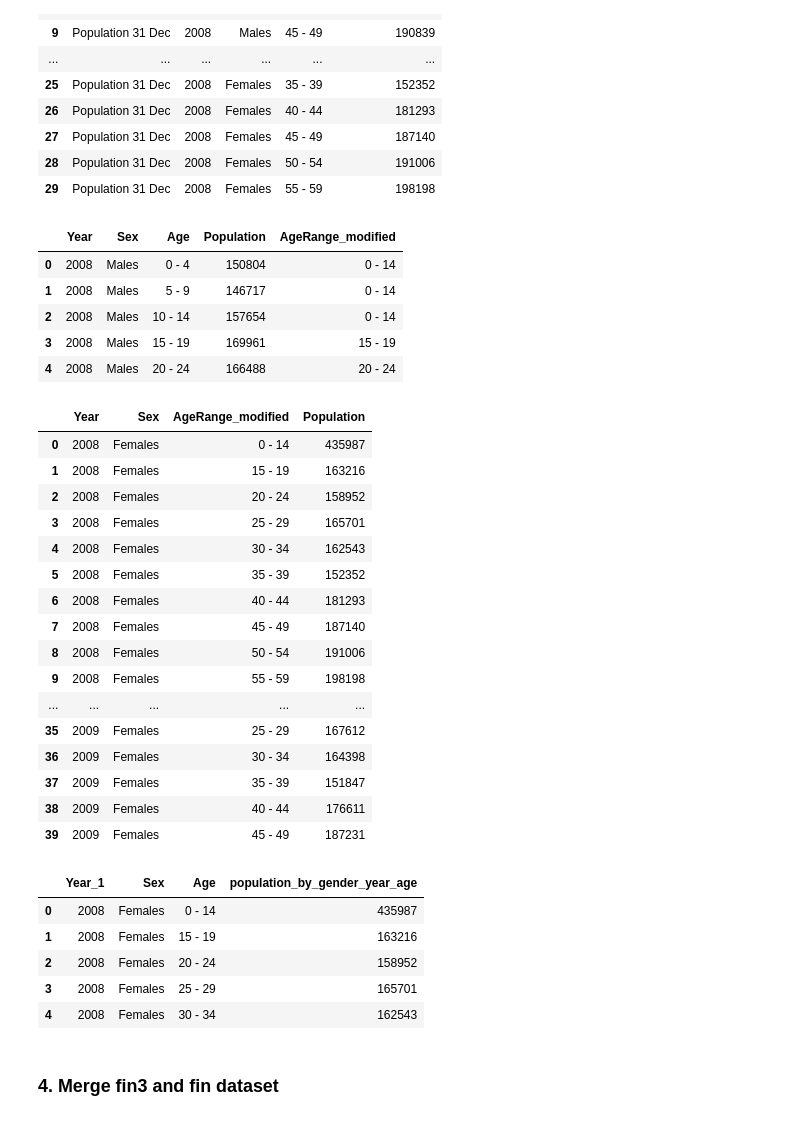
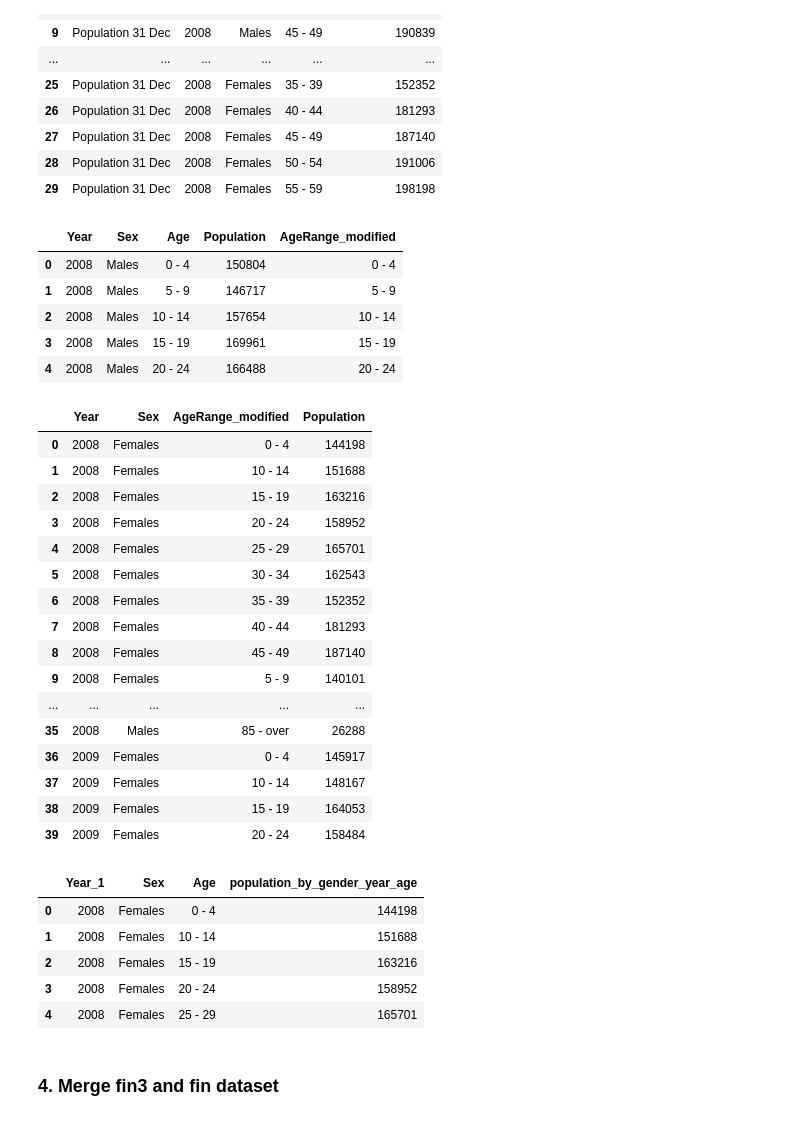
Before and after one commit to emmanguyen102/Master-s-thesis-, a Jupyter notebook: Data Preprocessing/Data-cleaning.ipynb, the cells around one changed output. Drawn from its saved outputs; the diff is of its cells as text; code cells hidden in the pictures.

```diff
--- a/Data Preprocessing/Data-cleaning.ipynb
+++ b/Data Preprocessing/Data-cleaning.ipynb
@@ -249,32 +229,32 @@ fin3= fin3.drop(['Information'], axis=1)
 fin3 = fin3.rename(columns={"Population 31.12.": "Population"})
 # %%
 fin_age_dict ={
-    '0 - 4'  : '0 - 14',
-    '5 - 9'  : '0 - 14',
-    '10 - 14': '0 - 14',
+    '0 - 4'  : '0 - 4',
+    '5 - 9'  : '5 - 9',
+    '10 - 14': '10 - 14',
     '15 - 19': '15 - 19',
     '20 - 24': '20 - 24',
     '25 - 29': '25 - 29',
     '30 - 34': '30 - 34',
     '35 - 39': '35 - 39',
     '40 - 44': '40 - 44',
     '45 - 49': '45 - 49',
     '50 - 54': '50 - 54',
     '55 - 59': '55 - 59',
     '60 - 64': '60 - 64',
     '65 - 69': '65 - 69',
     '70 - 74': '70 - 74',
     '75 - 79': '75 - 79',
     '80 - 84': '80 - 85',
     '85 -'   : '85 - over'
 }
 fin3['AgeRange_modified'] = fin3['Age'].map(fin_age_dict)
 fin3.head()
 # %% [output]
 |  | Year | Sex | Age | Population | AgeRange_modified |
-| 0 | 2008 | Males | 0 - 4 | 150804 | 0 - 14 |
-| 1 | 2008 | Males | 5 - 9 | 146717 | 0 - 14 |
-| 2 | 2008 | Males | 10 - 14 | 157654 | 0 - 14 |
+| 0 | 2008 | Males | 0 - 4 | 150804 | 0 - 4 |
+| 1 | 2008 | Males | 5 - 9 | 146717 | 5 - 9 |
+| 2 | 2008 | Males | 10 - 14 | 157654 | 10 - 14 |
 | 3 | 2008 | Males | 15 - 19 | 169961 | 15 - 19 |
 | 4 | 2008 | Males | 20 - 24 | 166488 | 20 - 24 |
 # %%
@@ -284,32 +264,32 @@ fin3 = fin3.groupby(["Year", "Sex", "AgeRange_modified"]).sum("Population").rese
 fin3.head(40)
 # %% [output]
 |  | Year | Sex | AgeRange_modified | Population |
-| 0 | 2008 | Females | 0 - 14 | 435987 |
-| 1 | 2008 | Females | 15 - 19 | 163216 |
-| 2 | 2008 | Females | 20 - 24 | 158952 |
-| 3 | 2008 | Females | 25 - 29 | 165701 |
-| 4 | 2008 | Females | 30 - 34 | 162543 |
-| 5 | 2008 | Females | 35 - 39 | 152352 |
-| 6 | 2008 | Females | 40 - 44 | 181293 |
-| 7 | 2008 | Females | 45 - 49 | 187140 |
-| 8 | 2008 | Females | 50 - 54 | 191006 |
-| 9 | 2008 | Females | 55 - 59 | 198198 |
+| 0 | 2008 | Females | 0 - 4 | 144198 |
+| 1 | 2008 | Females | 10 - 14 | 151688 |
+| 2 | 2008 | Females | 15 - 19 | 163216 |
+| 3 | 2008 | Females | 20 - 24 | 158952 |
+| 4 | 2008 | Females | 25 - 29 | 165701 |
+| 5 | 2008 | Females | 30 - 34 | 162543 |
+| 6 | 2008 | Females | 35 - 39 | 152352 |
+| 7 | 2008 | Females | 40 - 44 | 181293 |
+| 8 | 2008 | Females | 45 - 49 | 187140 |
+| 9 | 2008 | Females | 5 - 9 | 140101 |
 | ... | ... | ... | ... | ... |
-| 35 | 2009 | Females | 25 - 29 | 167612 |
-| 36 | 2009 | Females | 30 - 34 | 164398 |
-| 37 | 2009 | Females | 35 - 39 | 151847 |
-| 38 | 2009 | Females | 40 - 44 | 176611 |
-| 39 | 2009 | Females | 45 - 49 | 187231 |
+| 35 | 2008 | Males | 85 - over | 26288 |
+| 36 | 2009 | Females | 0 - 4 | 145917 |
+| 37 | 2009 | Females | 10 - 14 | 148167 |
+| 38 | 2009 | Females | 15 - 19 | 164053 |
+| 39 | 2009 | Females | 20 - 24 | 158484 |
 # %%
 fin3.columns = ["Year_1", "Sex", "Age", "population_by_gender_year_age"]
 fin3.head()
 # %% [output]
 |  | Year_1 | Sex | Age | population_by_gender_year_age |
-| 0 | 2008 | Females | 0 - 14 | 435987 |
-| 1 | 2008 | Females | 15 - 19 | 163216 |
-| 2 | 2008 | Females | 20 - 24 | 158952 |
-| 3 | 2008 | Females | 25 - 29 | 165701 |
-| 4 | 2008 | Females | 30 - 34 | 162543 |
+| 0 | 2008 | Females | 0 - 4 | 144198 |
+| 1 | 2008 | Females | 10 - 14 | 151688 |
+| 2 | 2008 | Females | 15 - 19 | 163216 |
+| 3 | 2008 | Females | 20 - 24 | 158952 |
+| 4 | 2008 | Females | 25 - 29 | 165701 |
 # %%
 fin3.to_csv("Finland_pop_by_gender_year.csv",index=False)
 # %% [markdown]
```
Also changed, not shown: parts of 48 cells of this notebook, 1 other file.
